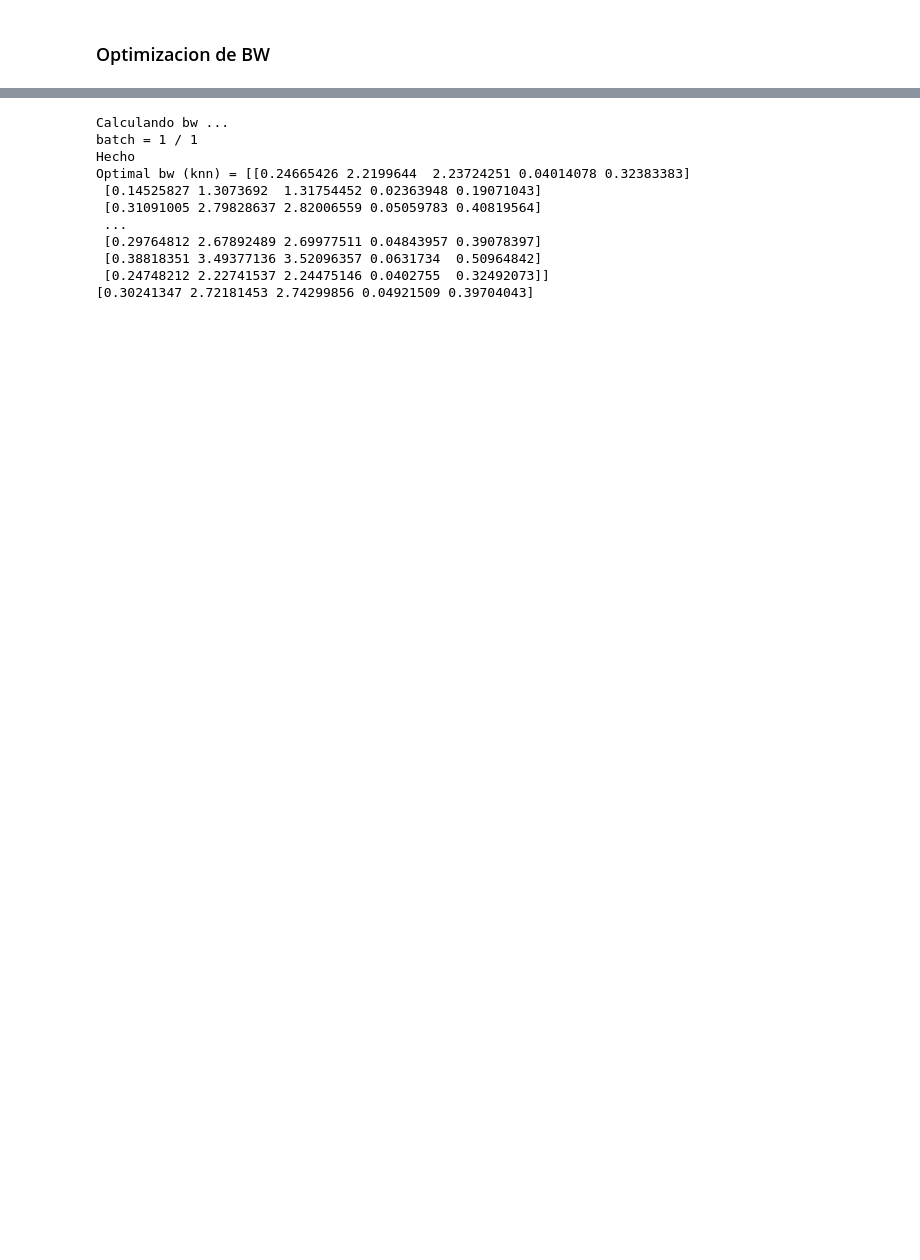
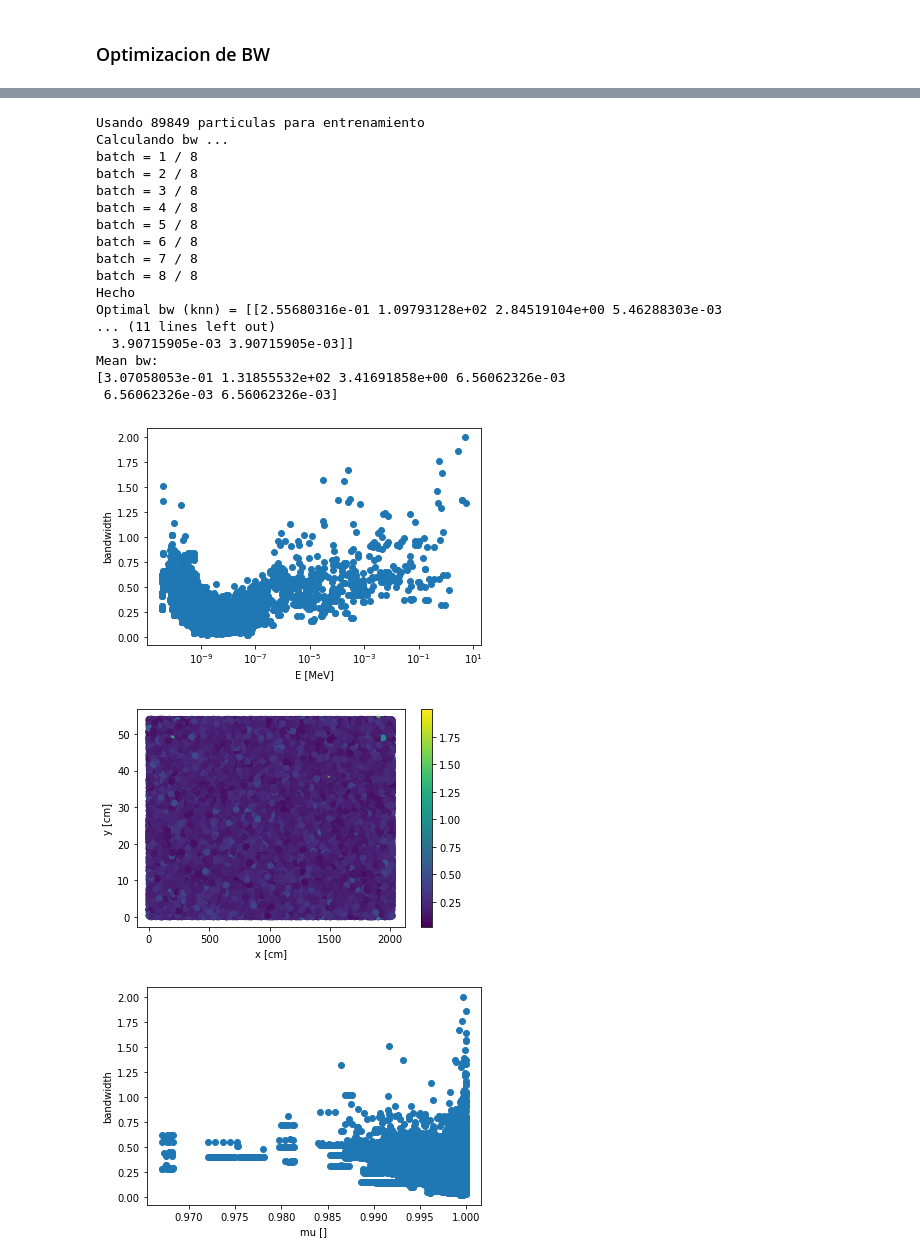
Before and after one commit to KDSource/KDSource, a Jupyter notebook: Auxiliares/optimize_bw.ipynb, the cells around one changed output, grey strips where cells are left out. Saved outputs shown, nothing was run; the diff lists cells and outputs as text; code cells hidden in the pictures; blank space fills up the shorter version.

```diff
--- a/Auxiliares/optimize_bw.ipynb
+++ b/Auxiliares/optimize_bw.ipynb
@@ -75,19 +84,55 @@ Optimal bw (mlcv) = [0.1885824  1.69729973 1.7105099  0.0306901  0.24759094]
 # Metodo de K Nearest Neighbours
 
 s.bw_method = "knn"
-N = 10000
-s.fit(plist, N, N_tot=100000)#2991283)
+N = 1e5
+s.fit(N)#, N_tot=100000)#2991283)
 s.save_bw(tracks+"_bw_knn.txt")
+
+print("Mean bw:")
 print(s.bw.mean(axis=0))
 # %% [output]
+Usando 89849 particulas para entrenamiento
 Calculando bw ...
-batch = 1 / 1
+batch = 1 / 8
+batch = 2 / 8
+batch = 3 / 8
+batch = 4 / 8
+batch = 5 / 8
+batch = 6 / 8
+batch = 7 / 8
+batch = 8 / 8
 Hecho
-Optimal bw (knn) = [[0.24665426 2.2199644  2.23724251 0.04014078 0.32383383]
- [0.14525827 1.3073692  1.31754452 0.02363948 0.19071043]
- [0.31091005 2.79828637 2.82006559 0.05059783 0.40819564]
- ...
- [0.29764812 2.67892489 2.69977511 0.04843957 0.39078397]
- [0.38818351 3.49377136 3.52096357 0.0631734  0.50964842]
- [0.24748212 2.22741537 2.24475146 0.0402755  0.32492073]]
-[0.30241347 2.72181453 2.74299856 0.04921509 0.39704043]
+Optimal bw (knn) = [[2.55680316e-01 1.09793128e+02 2.84519104e+00 5.46288303e-03
+... (11 lines left out)
+  3.90715905e-03 3.90715905e-03]]
+Mean bw:
+[3.07058053e-01 1.31855532e+02 3.41691858e+00 6.56062326e-03
+ 6.56062326e-03 6.56062326e-03]
+# %%
+if N>s.plist.N: N = s.plist.N
+bws = (s.bw / s.metric.std(vecs=s.vecs))[:,0]
+
+Es = s.metric.E.inverse_transform(s.vecs[:N,0])
+plt.plot(Es, bws, 'o')
+plt.ylabel("bandwidth")
+plt.xlabel("E [MeV]")
+plt.xscale("log")
+plt.show()
+
+xs = s.vecs[:N,1]
+ys = s.vecs[:N,2]
+plt.scatter(xs, ys, c=bws)
+plt.colorbar()
+plt.xlabel("x [cm]")
+plt.ylabel("y [cm]")
+plt.show()
+
+mus = s.vecs[:N,5]
+plt.plot(mus, bws, 'o')
+plt.ylabel("bandwidth")
+plt.xlabel("mu []")
+plt.show()
+# %% [output]
+[figure, added]
+[figure, added]
+[figure, added]
```
Also changed, not shown: parts of 4 cells of this notebook, 12 other files.
